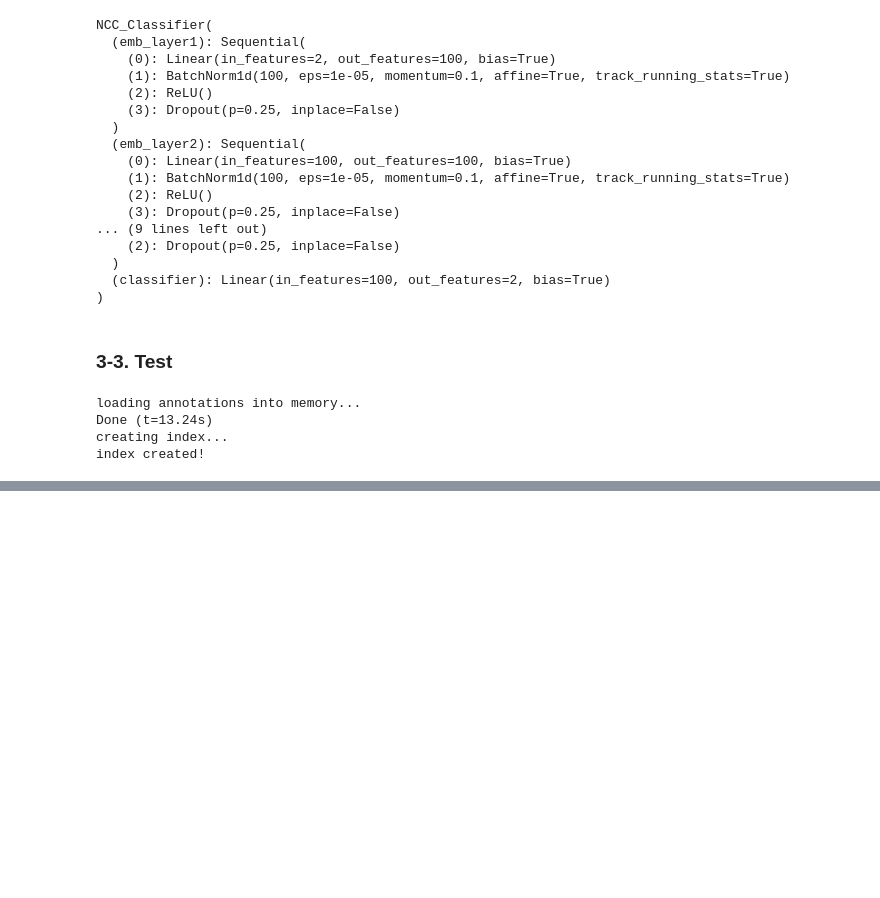
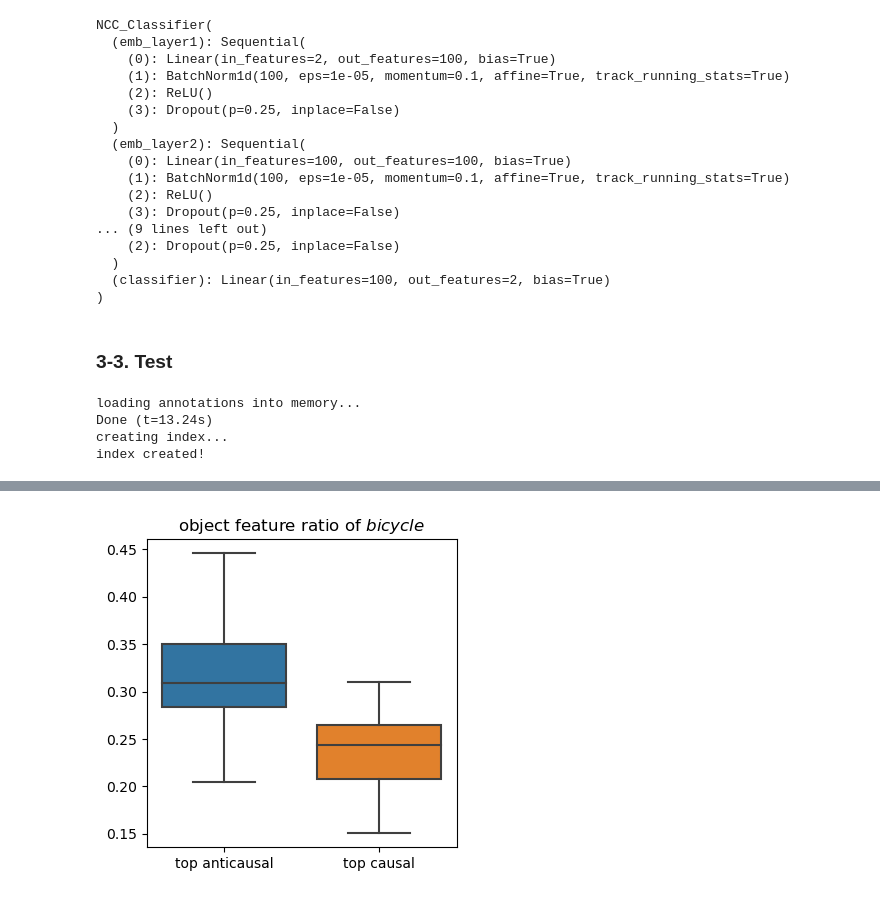
Before and after one commit to euphoria0-0/Neural-Causation-Coefficient, a Jupyter notebook: NCC_Testing.ipynb, the cells around one changed output, grey strips where cells are left out. Drawn from its saved outputs; the diff is of its cells as text; code cells hidden in the pictures; blank space fills up the shorter version.

```diff
--- a/NCC_Testing.ipynb
+++ b/NCC_Testing.ipynb
@@ -451,0 +345,4 @@ plt.show()
+# %%
+boxplot('bicycle')
+# %% [output]
+[figure, added]
```
Also changed, not shown: parts of 9 cells of this notebook.
